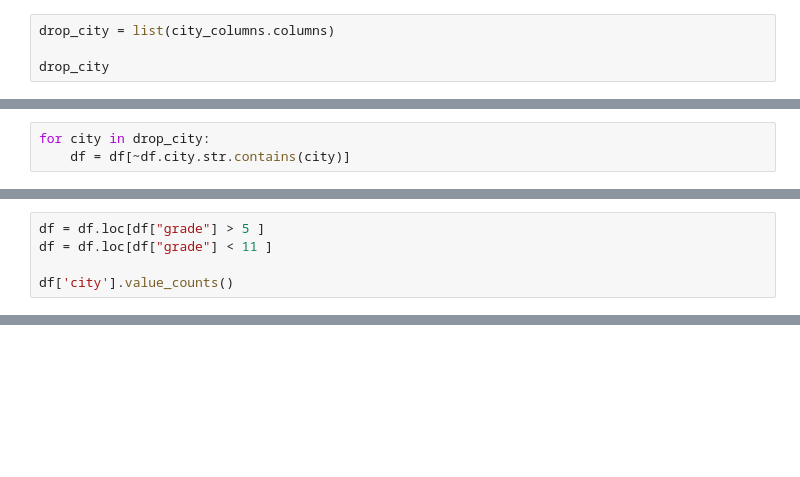
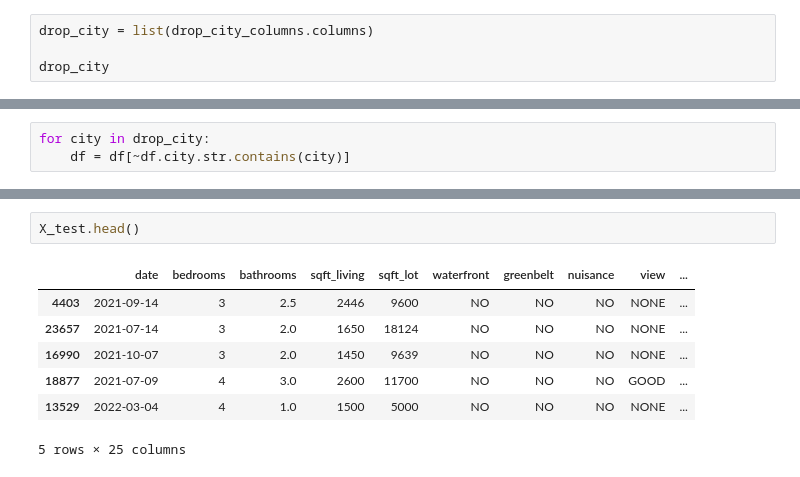
Before and after one commit to AliRampur/Phase-2-Group-Project, a Jupyter notebook: New_Charlie_Notebook.ipynb, the cells around one changed output, grey strips where cells are left out. Drawn from its saved outputs; the diff is of its cells as text; blank space fills up the shorter version.

```diff
--- a/New_Charlie_Notebook.ipynb
+++ b/New_Charlie_Notebook.ipynb
@@ -122,5 +144,5 @@ Index([' Ames Lake', ' Arlington', ' Baring', ' Beaux Arts', ' Cottage Lake',
 # %%
-drop_city = list(city_columns.columns)
+drop_city = list(drop_city_columns.columns)
 
 drop_city
 # %% [output]
@@ -155,5 +176,0 @@ len(df)
-# %%
-df = df.loc[df["grade"] > 5 ]
-df = df.loc[df["grade"] < 11 ]
-
-df['city'].value_counts()
@@ -440,0 +541,10 @@ See the caveats in the documentation: https://pandas.pydata.org/pandas-docs/stab
+# %%
+X_test.head()
+# %% [output]
+|  | date | bedrooms | bathrooms | sqft_living | sqft_lot | waterfront | greenbelt | nuisance | view | ... |
+| 4403 | 2021-09-14 | 3 | 2.5 | 2446 | 9600 | NO | NO | NO | NONE | ... |
+| 23657 | 2021-07-14 | 3 | 2.0 | 1650 | 18124 | NO | NO | NO | NONE | ... |
+| 16990 | 2021-10-07 | 3 | 2.0 | 1450 | 9639 | NO | NO | NO | NONE | ... |
+| 18877 | 2021-07-09 | 4 | 3.0 | 2600 | 11700 | NO | NO | NO | GOOD | ... |
+| 13529 | 2022-03-04 | 4 | 1.0 | 1500 | 5000 | NO | NO | NO | NONE | ... |
+5 rows × 25 columns
```
Also changed, not shown: parts of 47 cells of this notebook.
